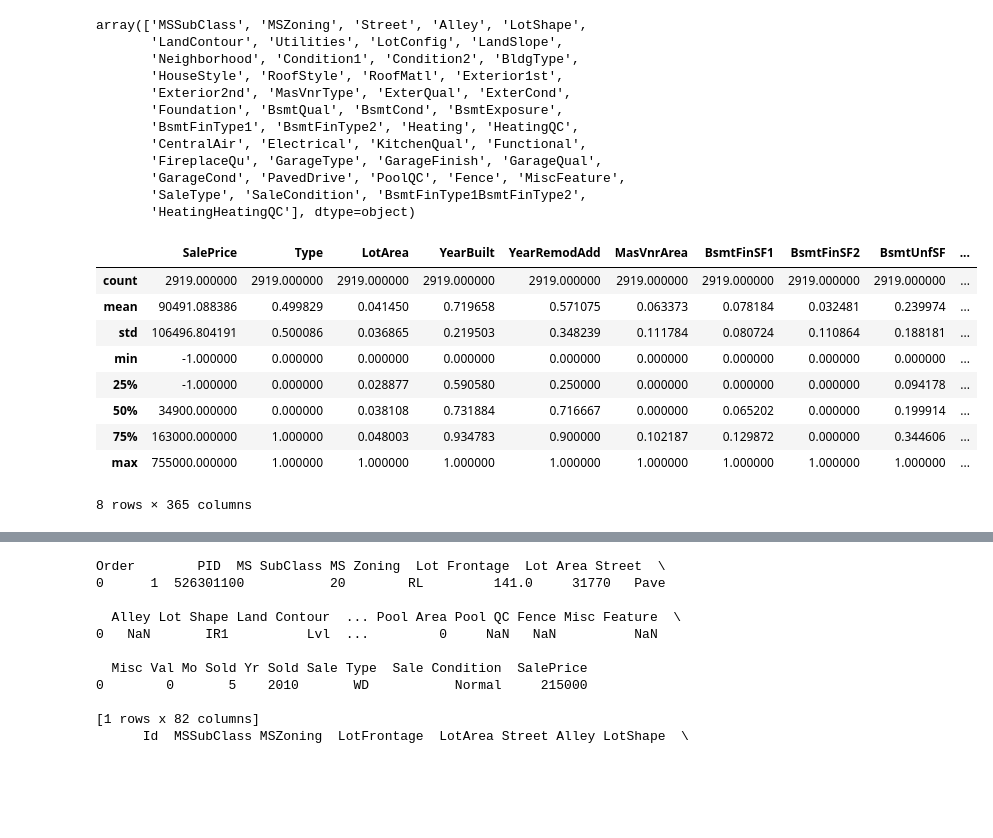
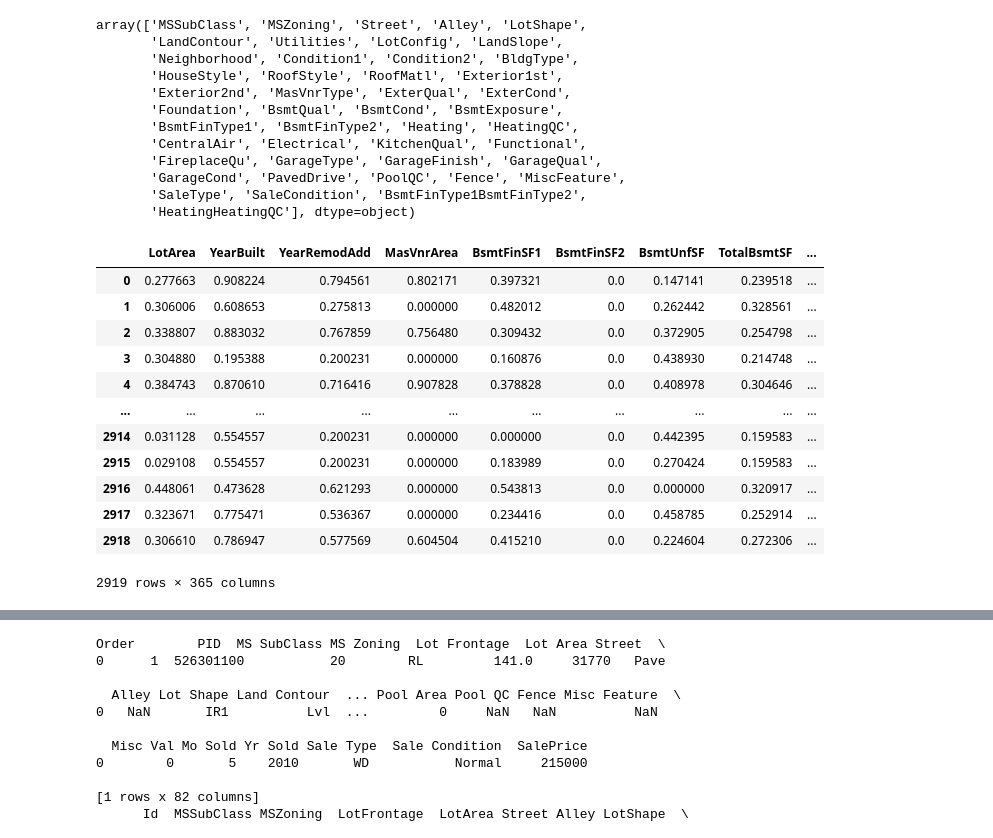
Before and after one commit to ArturoCRodriguez/kaggle_house_prices, a Jupyter notebook: house_pricing_v2.ipynb, the cells around one changed output, grey strips where cells are left out. Saved outputs shown, nothing was run; the diff lists cells and outputs as text; code cells hidden in the pictures; blank space fills up the shorter version.

```diff
--- a/house_pricing_v2.ipynb
+++ b/house_pricing_v2.ipynb
@@ -463,32 +471,45 @@ array(['MSSubClass', 'MSZoning', 'Street', 'Alley', 'LotShape',
 # %%
 all_data['Type'] = all_data.apply(lambda x: 0 if x['Type'] == 'train' or x['Type'] == 0 else 1,axis=1)
 num_pipeline = Pipeline([
     ("1",RobustScaler()),
-    ("2",MinMaxScaler()),
+    ("2",PowerTransformer()),
+    ("3",MinMaxScaler()),
 ])
-pipeline = ColumnTransformer([
-    ('pass','passthrough',pass_features),
-    # ('num',RobustScaler(),num_features),
-    ('num',num_pipeline,num_features),
+passing = all_data[pass_features]
+all_data_dropped = all_data.drop(pass_features,axis=1)
+transform1 = ColumnTransformer([
+    # ('pass','passthrough',pass_features),
+    ('num','passthrough',num_features),
     ('cat',OneHotEncoder(sparse=False),cat_features)
-    # ('cat',OrdinalEncoder(),cat_features)
 ])
-all_data_prep_array = pipeline.fit_transform(all_data)
-ohe_features = pipeline.named_transformers_['cat'].get_feature_names()
-all_features = np.concatenate([pass_features,num_features,ohe_features])
+
+full_pipeline = Pipeline([
+    ('prev',transform1),
+    ('full',num_pipeline)
+])
+
+all_data_prep_array = full_pipeline.fit_transform(all_data_dropped)
+ohe_features = transform1.named_transformers_['cat'].get_feature_names()
+
+all_features = np.concatenate([num_features,ohe_features])
 all_data_prep = pd.DataFrame(all_data_prep_array,columns = all_features)
 # all_features = np.concatenate([pass_features,num_features,cat_features])
 all_data_prep = pd.DataFrame(all_data_prep_array,columns = all_features)
-all_data_prep.describe()
+all_data_prep['Type'] = all_data['Type']
+all_data_prep['SalePrice'] = all_data['SalePrice']
+all_data_prep
 # %% [output]
-|  | SalePrice | Type | LotArea | YearBuilt | YearRemodAdd | MasVnrArea | BsmtFinSF1 | BsmtFinSF2 | BsmtUnfSF | ... |
-| count | 2919.000000 | 2919.000000 | 2919.000000 | 2919.000000 | 2919.000000 | 2919.000000 | 2919.000000 | 2919.000000 | 2919.000000 | ... |
-| mean | 90491.088386 | 0.499829 | 0.041450 | 0.719658 | 0.571075 | 0.063373 | 0.078184 | 0.032481 | 0.239974 | ... |
-| std | 106496.804191 | 0.500086 | 0.036865 | 0.219503 | 0.348239 | 0.111784 | 0.080724 | 0.110864 | 0.188181 | ... |
-| min | -1.000000 | 0.000000 | 0.000000 | 0.000000 | 0.000000 | 0.000000 | 0.000000 | 0.000000 | 0.000000 | ... |
-| 25% | -1.000000 | 0.000000 | 0.028877 | 0.590580 | 0.250000 | 0.000000 | 0.000000 | 0.000000 | 0.094178 | ... |
-| 50% | 34900.000000 | 0.000000 | 0.038108 | 0.731884 | 0.716667 | 0.000000 | 0.065202 | 0.000000 | 0.199914 | ... |
-| 75% | 163000.000000 | 1.000000 | 0.048003 | 0.934783 | 0.900000 | 0.102187 | 0.129872 | 0.000000 | 0.344606 | ... |
-| max | 755000.000000 | 1.000000 | 1.000000 | 1.000000 | 1.000000 | 1.000000 | 1.000000 | 1.000000 | 1.000000 | ... |
+|  | LotArea | YearBuilt | YearRemodAdd | MasVnrArea | BsmtFinSF1 | BsmtFinSF2 | BsmtUnfSF | TotalBsmtSF | ... |
+| 0 | 0.277663 | 0.908224 | 0.794561 | 0.802171 | 0.397321 | 0.0 | 0.147141 | 0.239518 | ... |
+| 1 | 0.306006 | 0.608653 | 0.275813 | 0.000000 | 0.482012 | 0.0 | 0.262442 | 0.328561 | ... |
+| 2 | 0.338807 | 0.883032 | 0.767859 | 0.756480 | 0.309432 | 0.0 | 0.372905 | 0.254798 | ... |
+| 3 | 0.304880 | 0.195388 | 0.200231 | 0.000000 | 0.160876 | 0.0 | 0.438930 | 0.214748 | ... |
+| 4 | 0.384743 | 0.870610 | 0.716416 | 0.907828 | 0.378828 | 0.0 | 0.408978 | 0.304646 | ... |
+| ... | ... | ... | ... | ... | ... | ... | ... | ... | ... |
+| 2914 | 0.031128 | 0.554557 | 0.200231 | 0.000000 | 0.000000 | 0.0 | 0.442395 | 0.159583 | ... |
+| 2915 | 0.029108 | 0.554557 | 0.200231 | 0.000000 | 0.183989 | 0.0 | 0.270424 | 0.159583 | ... |
+| 2916 | 0.448061 | 0.473628 | 0.621293 | 0.000000 | 0.543813 | 0.0 | 0.000000 | 0.320917 | ... |
+| 2917 | 0.323671 | 0.775471 | 0.536367 | 0.000000 | 0.234416 | 0.0 | 0.458785 | 0.252914 | ... |
+| 2918 | 0.306610 | 0.786947 | 0.577569 | 0.604504 | 0.415210 | 0.0 | 0.224604 | 0.272306 | ... |
-8 rows × 365 columns
+2919 rows × 365 columns
 # %%
```
Also changed, not shown: parts of 9 cells of this notebook, 2 other files.
